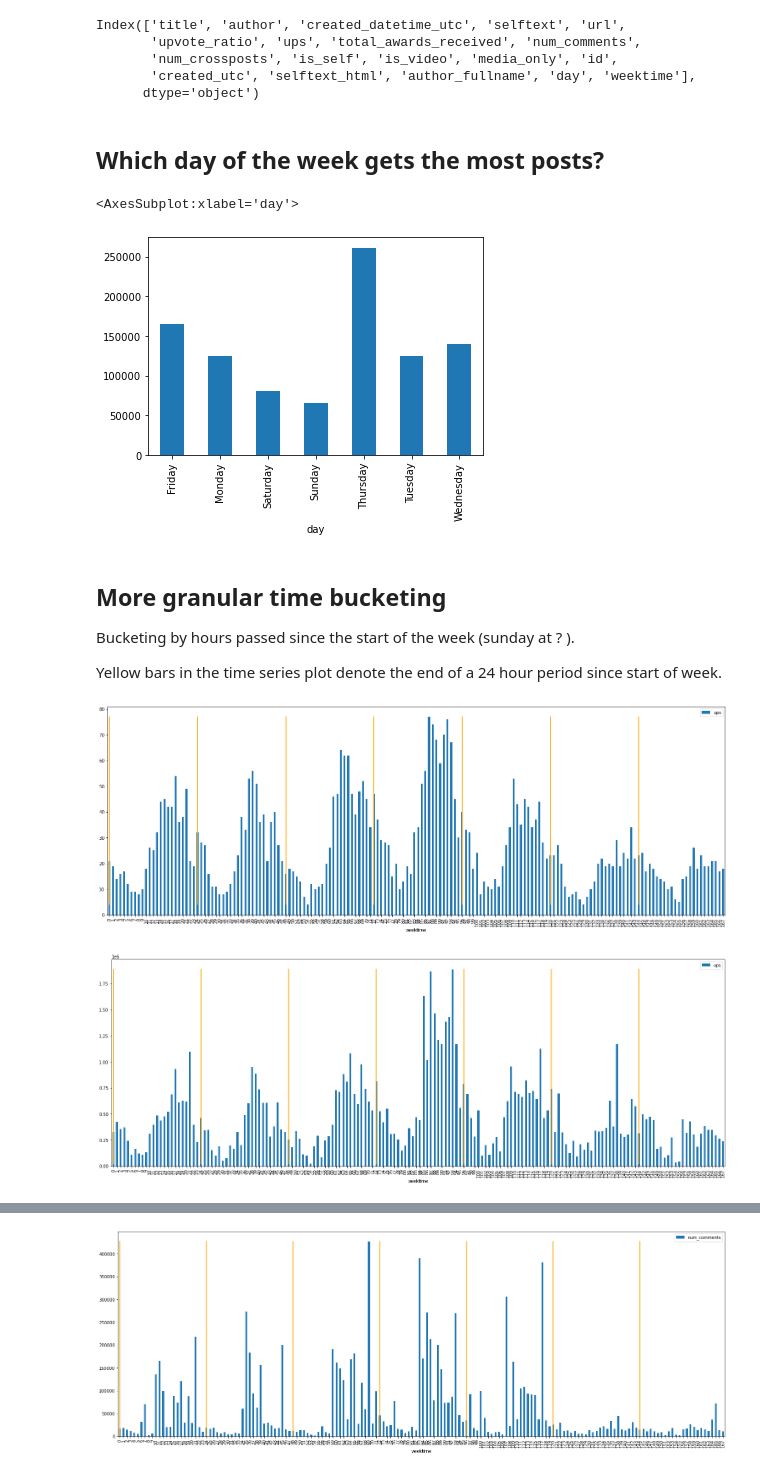
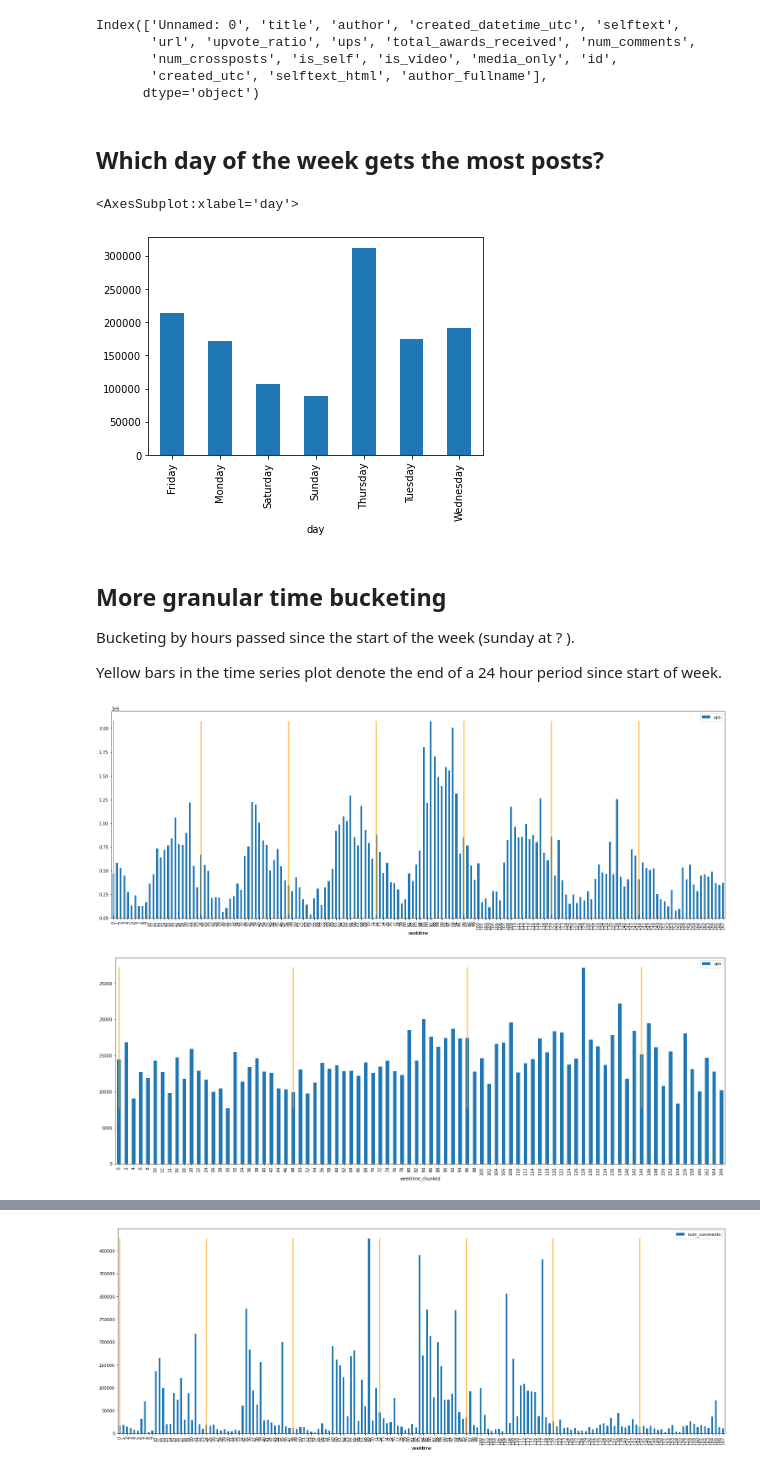
Before and after one commit to ElleNajt/ErdosInstitute-SIG_Project, a Jupyter notebook: ExploratoryDataAnalysis/Timeseries.ipynb, the cells around one changed output, grey strips where cells are left out. Drawn from its saved outputs; the diff is of its cells as text; code cells hidden in the pictures.

```diff
--- a/ExploratoryDataAnalysis/Timeseries.ipynb
+++ b/ExploratoryDataAnalysis/Timeseries.ipynb
@@ -1,13 +1,13 @@
 # %%
 from edahelper import *
-wsb = pd.read_pickle('../Data/wsb_cleaned.pkl')
+wsb = pd.read_pickle("../Data/subreddit_WallStreetBets/otherdata/wsb_cleaned.pkl")
 # %%
 wsb.columns
 # %% [output]
-Index(['title', 'author', 'created_datetime_utc', 'selftext', 'url',
-       'upvote_ratio', 'ups', 'total_awards_received', 'num_comments',
+Index(['Unnamed: 0', 'title', 'author', 'created_datetime_utc', 'selftext',
+       'url', 'upvote_ratio', 'ups', 'total_awards_received', 'num_comments',
        'num_crossposts', 'is_self', 'is_video', 'media_only', 'id',
-       'created_utc', 'selftext_html', 'author_fullname', 'day', 'weektime'],
+       'created_utc', 'selftext_html', 'author_fullname'],
       dtype='object')
 # %% [markdown]
 ## Which day of the week gets the most posts?
@@ -20,11 +20,16 @@ wsb.groupby('day').agg('count')['title'].plot(kind = 'bar')
 # ... possibly because of biases in that data set, or because of time zone differences.
 # %% [output]
 <AxesSubplot:xlabel='day'>
-[figure, old version]
+[figure, new version]
 # %% [markdown]
 ## More granular time bucketing
 
 Bucketing by hours passed since the start of the week (sunday at ? ).
 
 Yellow bars in the time series plot denote the end of a 24 hour period since start of week.
+# %%
+wsb['weektime'] = wsb['created_datetime_utc'].apply( lambda x : x.weekday()*24 + x.hour)
+# Gets the number of hours since the start of the week
+
+wsb['weektime_chunked'] = wsb['weektime'].apply( lambda x : 2 * int(x/2))
 # %%
@@ -49,10 +51,10 @@ def plot_stat(stat = 'sum', feature = 'ups'):
 # %%
 ### What time of the week gets the most submissions?
 # %%
-plot_stat('count', 'ups')
+plot_stat('sum', 'ups')
 # %% [output]
-[figure, old version]
+[figure, new version]
 # %%
-plot_stat('sum', 'ups')
+plot_stat('mean', 'ups')
 # %% [output]
-[figure, old version]
+[figure, new version]
```
Also changed, not shown: parts of 7 cells of this notebook, 5 other files.
